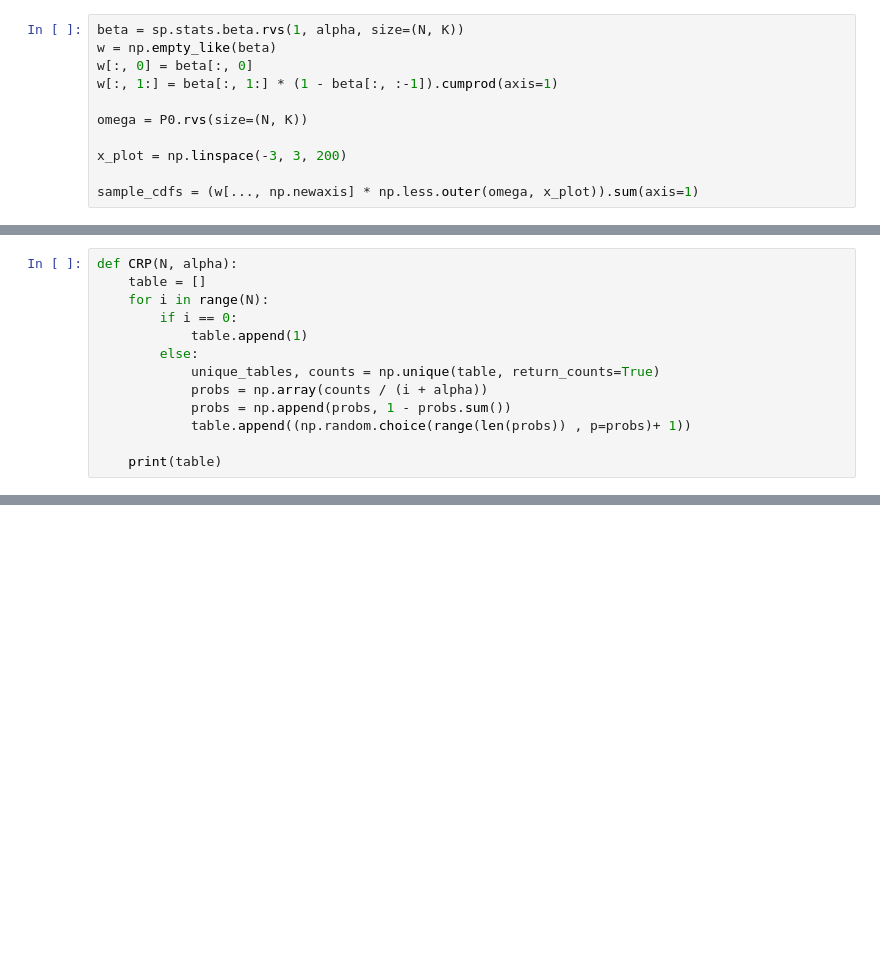
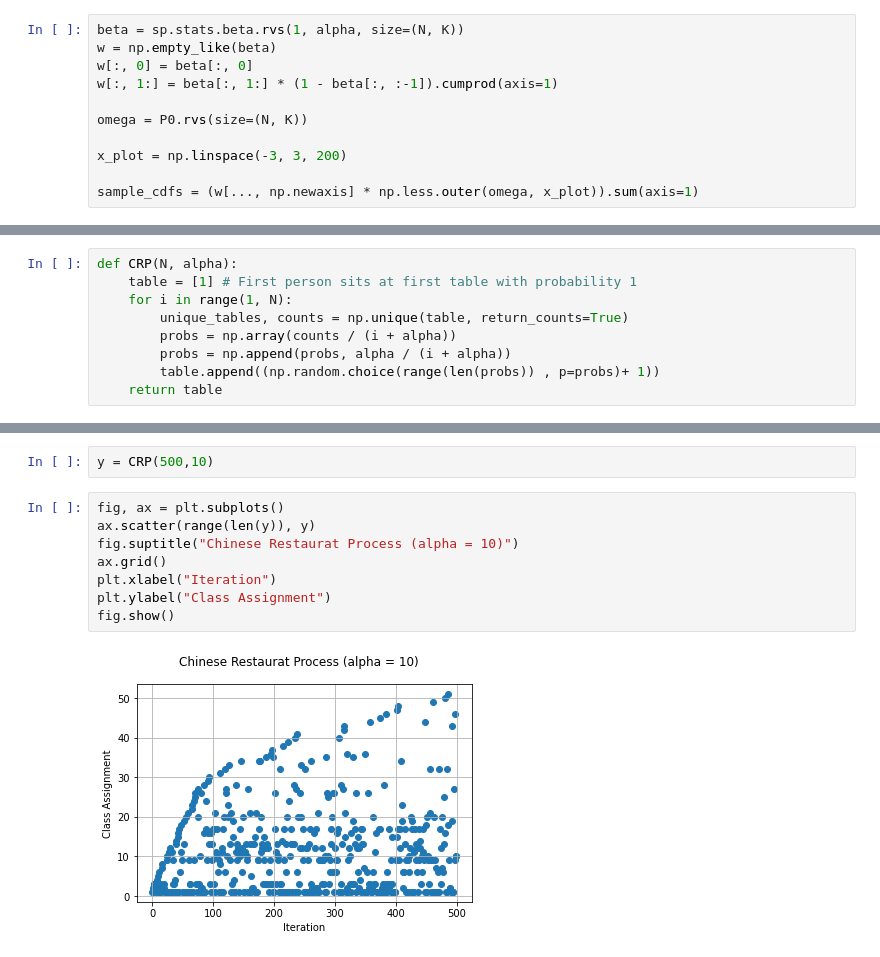
Before and after one commit to blazickjp/Research, a Jupyter notebook: DP.ipynb, the cells around one changed output, grey strips where cells are left out. Cells and saved outputs as stored; diff of their text form; blank space fills up the shorter version.

```diff
--- a/DP.ipynb
+++ b/DP.ipynb
@@ -134,13 +124,9 @@ r_ax.legend(loc=2);
 # %%
 def CRP(N, alpha):
-    table = []
-    for i in range(N):
-        if i == 0:
-            table.append(1)
-        else:
-            unique_tables, counts = np.unique(table, return_counts=True)
-            probs = np.array(counts / (i + alpha))
-            probs = np.append(probs, 1 - probs.sum())
-            table.append((np.random.choice(range(len(probs)) , p=probs)+ 1))
-
-    print(table)
+    table = [1] # First person sits at first table with probability 1
+    for i in range(1, N):
+        unique_tables, counts = np.unique(table, return_counts=True)
+        probs = np.array(counts / (i + alpha))
+        probs = np.append(probs, alpha / (i + alpha))
+        table.append((np.random.choice(range(len(probs)) , p=probs)+ 1))
+    return table
@@ -150,0 +139,12 @@ CRP(20,1)
+# %%
+y = CRP(500,10)
+# %%
+fig, ax = plt.subplots()
+ax.scatter(range(len(y)), y)
+fig.suptitle("Chinese Restaurat Process (alpha = 10)")
+ax.grid()
+plt.xlabel("Iteration")
+plt.ylabel("Class Assignment")
+fig.show()
+# %% [output]
+[figure, added]
```
Also changed, not shown: parts of 8 cells of this notebook, 1 other file.
